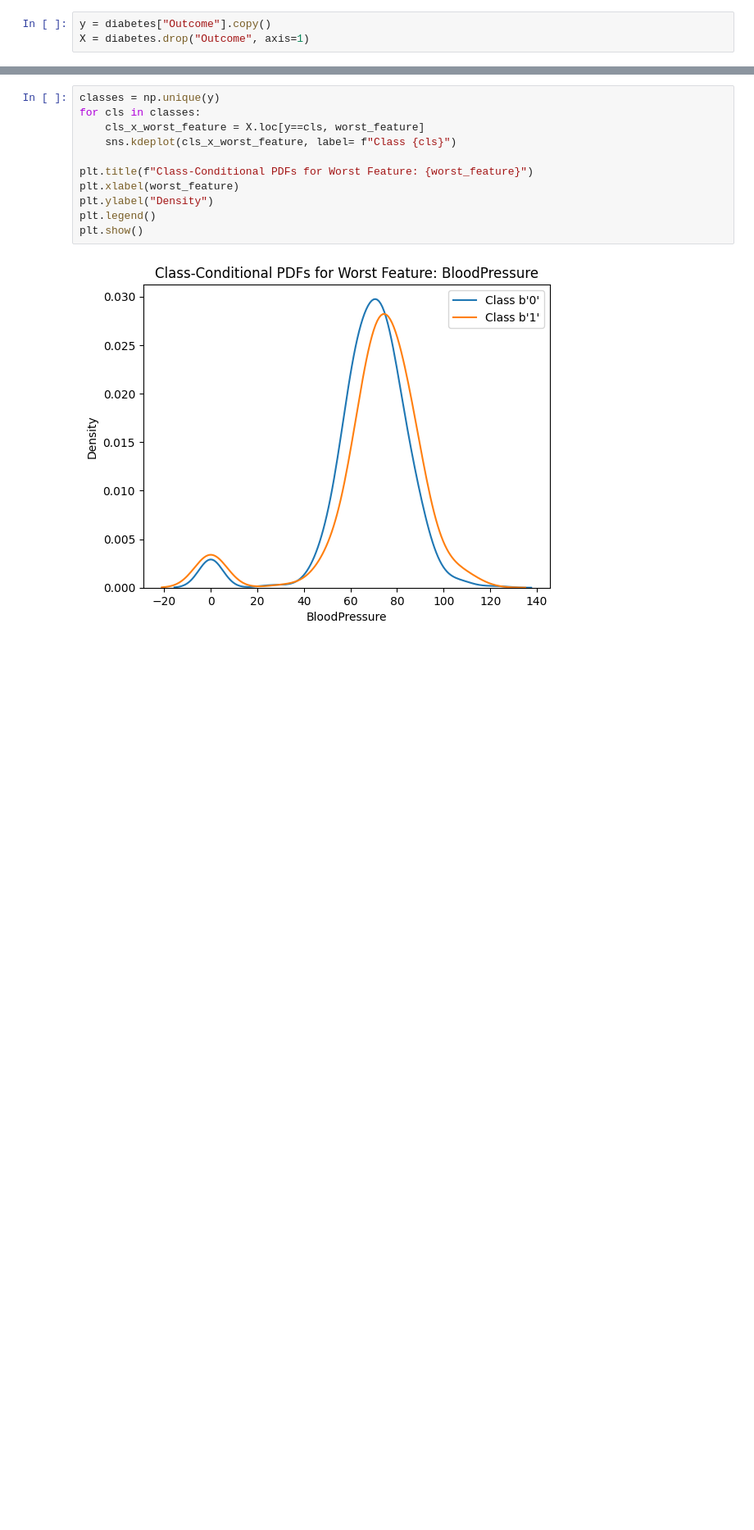
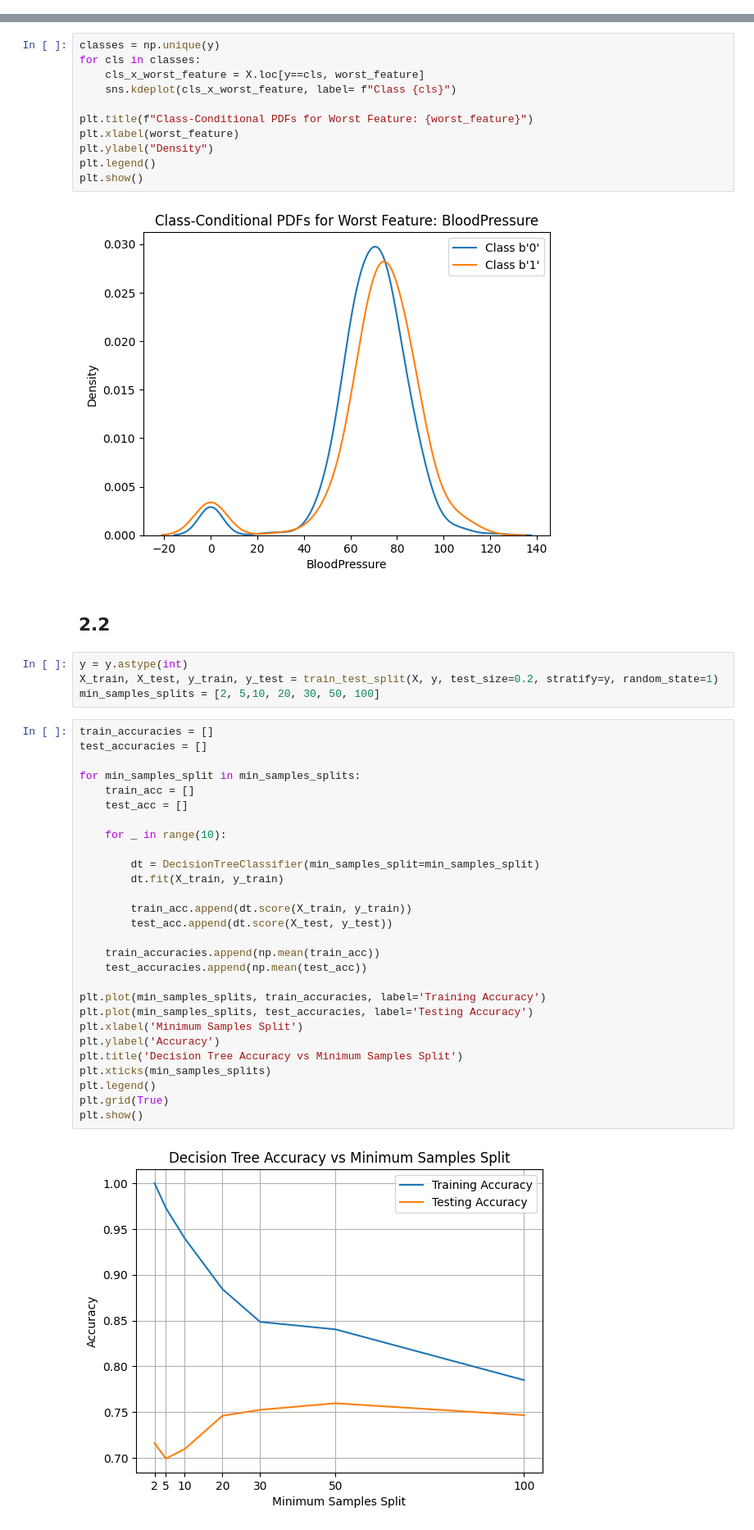
Before and after one commit to Zane-dev16/Apre-HW1, a Jupyter notebook: ex2/ex2.ipynb, the cells around one changed output, grey strips where cells are left out. Shown: that part at 82% size. Saved outputs shown, nothing was run; the diff lists cells and outputs as text; blank space fills up the shorter version.

```diff
--- a/ex2/ex2.ipynb
+++ b/ex2/ex2.ipynb
@@ -54,6 +59,3 @@ diabetes.head(3)
 | 0 | 6.0 | 148.0 | 72.0 | 35.0 | 0.0 | 33.6 | 0.627 | 50.0 | ... |
 | 1 | 1.0 | 85.0 | 66.0 | 29.0 | 0.0 | 26.6 | 0.351 | 31.0 | ... |
 | 2 | 8.0 | 183.0 | 64.0 | 0.0 | 0.0 | 23.3 | 0.672 | 32.0 | ... |
-# %%
-y = diabetes["Outcome"].copy()
-X = diabetes.drop("Outcome", axis=1)
@@ -115,3 +104,39 @@ plt.legend()
 plt.show()
 # %% [output]
 [figure]
+# %% [markdown]
+## 2.2
+# %%
+y = y.astype(int)
+X_train, X_test, y_train, y_test = train_test_split(X, y, test_size=0.2, stratify=y, random_state=1)
+min_samples_splits = [2, 5,10, 20, 30, 50, 100]
+# %%
+train_accuracies = []
+test_accuracies = []
+
+for min_samples_split in min_samples_splits:
+    train_acc = []
+    test_acc = []
+
+    for _ in range(10):
+
+        dt = DecisionTreeClassifier(min_samples_split=min_samples_split)
+        dt.fit(X_train, y_train)
+
+        train_acc.append(dt.score(X_train, y_train))
+        test_acc.append(dt.score(X_test, y_test))
+
+    train_accuracies.append(np.mean(train_acc))
+    test_accuracies.append(np.mean(test_acc))
+
+plt.plot(min_samples_splits, train_accuracies, label='Training Accuracy')
+plt.plot(min_samples_splits, test_accuracies, label='Testing Accuracy')
+plt.xlabel('Minimum Samples Split')
+plt.ylabel('Accuracy')
+plt.title('Decision Tree Accuracy vs Minimum Samples Split')
+plt.xticks(min_samples_splits)
+plt.legend()
+plt.grid(True)
+plt.show()
+# %% [output]
+[figure, added]
```
Also changed, not shown: parts of 11 cells of this notebook.
